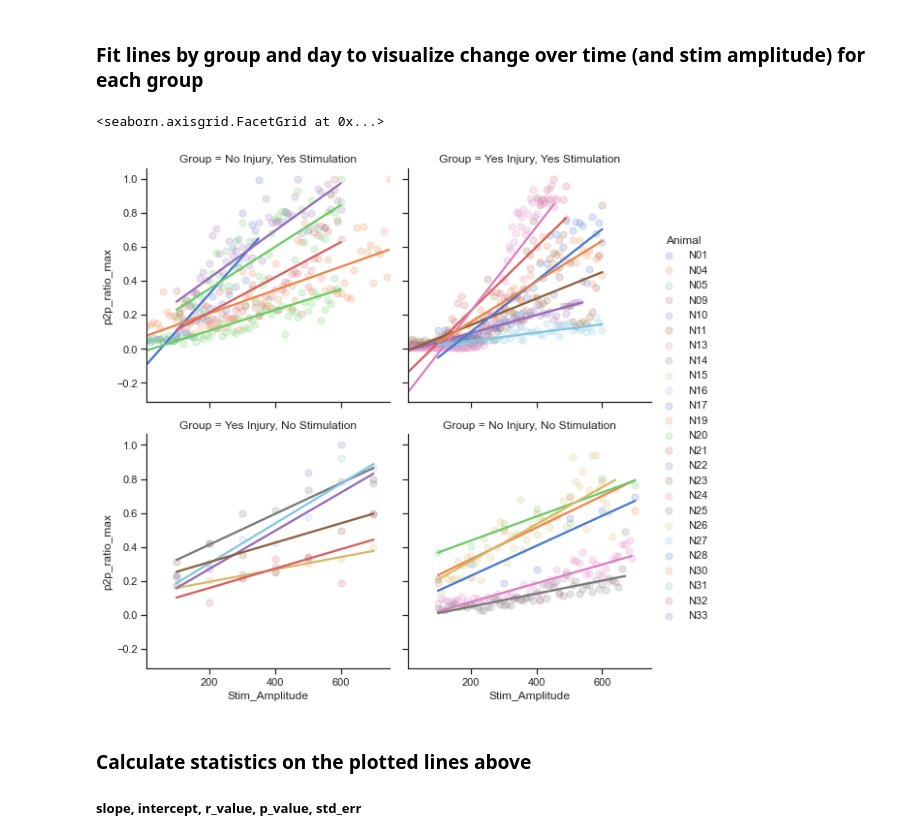
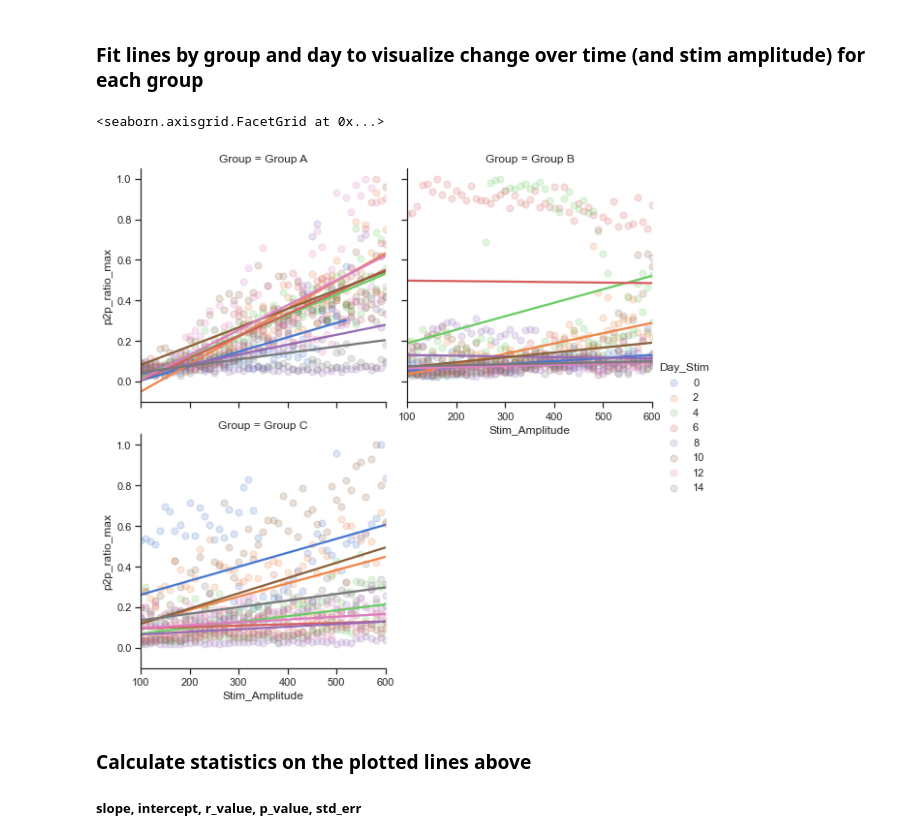
Before and after one commit to IanGMalone/Evoked_Potential_Analysis, a Jupyter notebook: Motor Evoked Potential Analyses.ipynb, the cells around one changed output. Saved outputs shown, nothing was run; the diff lists cells and outputs as text; code cells hidden in the pictures.

```diff
--- a/Motor Evoked Potential Analyses.ipynb
+++ b/Motor Evoked Potential Analyses.ipynb
@@ -6,8 +6,8 @@
 # %%
 import pandas as pd
 
-project = 'NEIL'
-path = 'D:\\Data\\df_STA_%s_2021_01_14.csv' % project
+project = 'SPARC'
+path = 'D:\\Dataframe_CSVs\\df_STA_SPARC_2021_01_22.csv'
 
 df_sta = pd.read_csv(path)
 df_sta.head()
@@ -21,10 +21,10 @@ df_sta.head()
 # %% [markdown]
 ### For this analysis, we will only keep the right side EMG for SPARC and left side EMG for Neilsen (for now)
 # %%
-if 'NEIL' in path:
-    df_sta = df_sta[df_sta["Side"] == 'Left']
-else:
-    df_sta = df_sta[df_sta["Side"] == 'Right']
+# if 'NEIL' in path:
+#     df_sta = df_sta[df_sta["Side"] == 'Left']
+# else:
+#     df_sta = df_sta[df_sta["Side"] == 'Right']
 # %%
 print(df_sta.Animal.unique())
 print(df_sta.Day_Postop.unique())
@@ -199,7 +195,9 @@ Name: Day_Stim, dtype: object
 # %% [markdown]
 ### Drop day 0 out of the data set for now
 # %%
-df_ratio_max = df_ratio_max[df_ratio_max['Day_Stim']>0]
+if project == 'NEIL':
+    df_ratio_max = df_ratio_max[df_ratio_max['Day_Stim']>0]
+
 df_ratio_max.groupby(['Animal'])['Day_Stim'].unique()
 # %% [output]
 Animal
@@ -236,0 +230,8 @@ g = (g.map(sns.scatterplot, "Stim_Amplitude", "p2p_ratio_max", 'Day_Stim').add_l
+# %%
+import seaborn as sns
+import matplotlib.pyplot as plt
+
+plt.figure(figsize=(20,20))
+sns.set_style("ticks")
+g = sns.FacetGrid(df_auc, col="Group")
+g = (g.map(sns.scatterplot, "Stim_Amplitude", "STA_AUC", 'Day_Stim').add_legend())
@@ -237,12 +248,12 @@ g = (g.map(sns.scatterplot, "Stim_Amplitude", "p2p_ratio_max", 'Day_Stim').add_l
 # %% [markdown]
 ### Fit lines by group and day to visualize change over time (and stim amplitude) for each group
 # %%
-sns.lmplot(x="Stim_Amplitude", y="p2p_ratio_max", col="Group", hue="Animal", data=df_ratio_max[df_ratio_max['Day_Stim'] == 4],
+sns.lmplot(x="Stim_Amplitude", y="p2p_ratio_max", col="Group", hue="Day_Stim", data=df_ratio_max,
            col_wrap=2, ci=None, palette="muted", height=4,
            scatter_kws={"s": 50, "alpha": 0.2})
 # %% [output]
 <seaborn.axisgrid.FacetGrid at 0x...>
-[figure, old version]
+[figure, new version]
 # %% [markdown]
 ### Calculate statistics on the plotted lines above
 ##### slope, intercept, r_value, p_value, std_err
```
Also changed, not shown: parts of 22 cells of this notebook, 1 other file.
